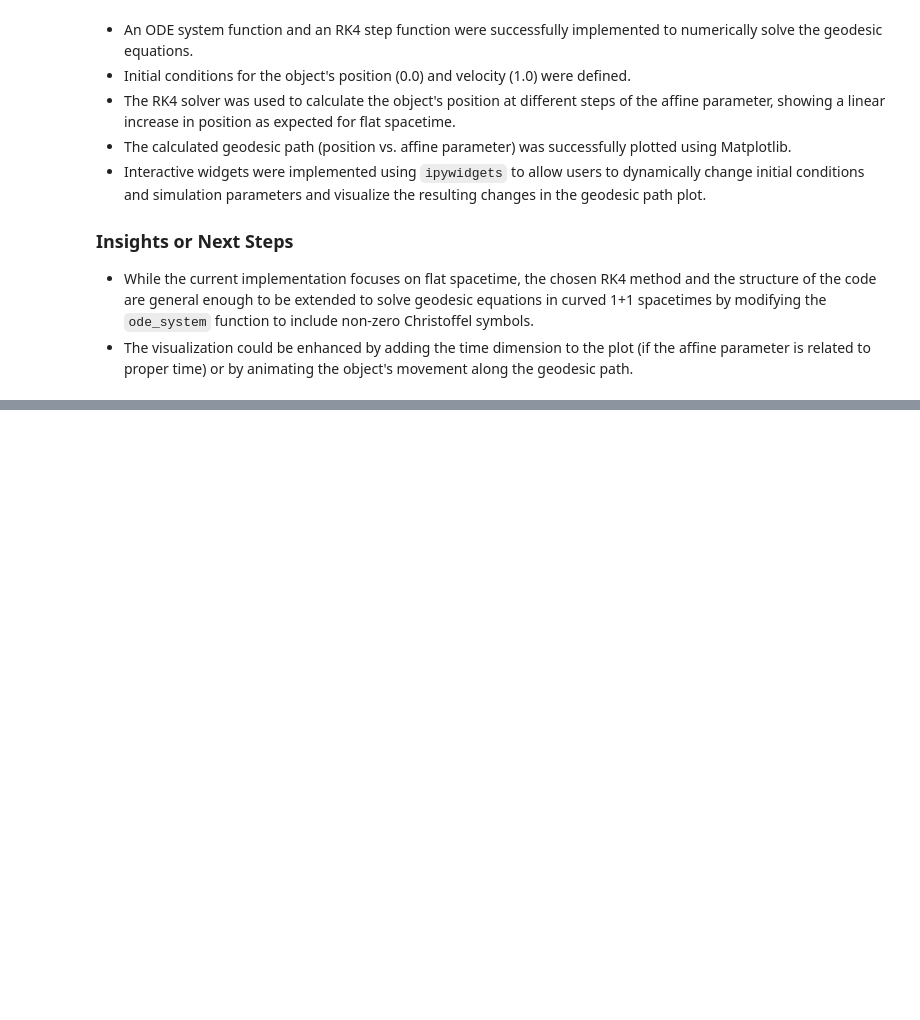
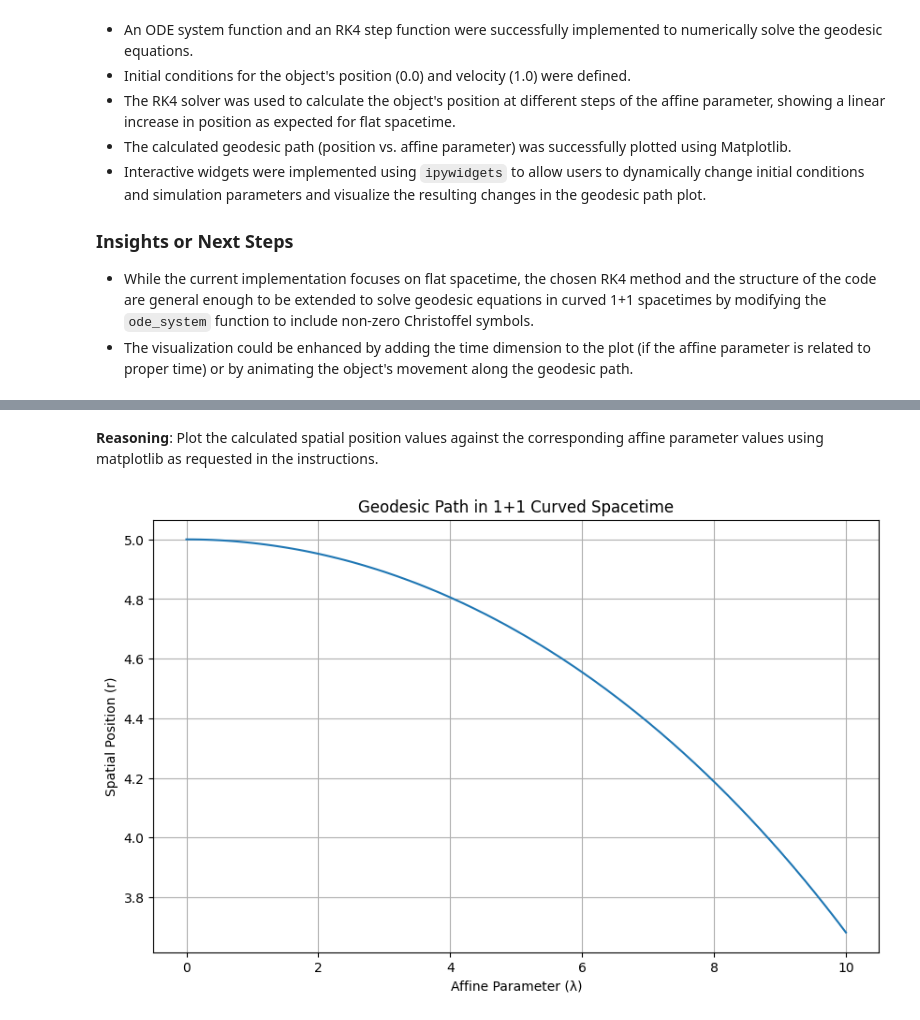
Before and after one commit to twyeh/university-physics, a Jupyter notebook: 1+1_GR_.ipynb, the cells around one changed output, grey strips where cells are left out. Drawn from its saved outputs; the diff is of its cells as text; code cells hidden in the pictures; blank space fills up the shorter version.

```diff
--- a/1+1_GR_.ipynb
+++ b/1+1_GR_.ipynb
@@ -304,0 +810,16 @@ interactive(children=(FloatSlider(value=0.0, description='Initial X:', max=10.0,
+# %%
+# 1. Define a list or array named initial_state_curved containing the initial values
+#    for the dependent variables [t, r, vt, vr].
+# 2. Choose appropriate numerical values for the initial time, spatial position, and initial velocities.
+#    Remember that the spatial position r should be greater than 2M to avoid the singularity.
+#    Let's set M = 1.0 as used in ode_system_curved.
+M = 1.0
+initial_t = 0.0  # Starting time at t = 0
+initial_r = 5.0  # Starting spatial position at r = 5.0 (must be > 2*M = 2.0)
+initial_vt = 1.0 # Initial velocity in the time direction (dt/dλ) - can be non-zero for massive particles
+initial_vr = 0.0  # Initial velocity in the spatial direction (dr/dλ) - starting at rest spatially
+
+initial_state_curved = [initial_t, initial_r, initial_vt, initial_vr]
+
+# 3. Print the defined initial_state_curved to confirm the values.
+print(f"Initial state [t, r, vt, vr] for curved spacetime: {initial_state_curved}")
@@ -304,0 +884,26 @@ interactive(children=(FloatSlider(value=0.0, description='Initial X:', max=10.0,
+# %% [markdown]
+**Reasoning**:
+Plot the calculated spatial position values against the corresponding affine parameter values using matplotlib as requested in the instructions.
+# %%
+import matplotlib.pyplot as plt
+
+# 2. Create a plot of the calculated spatial position values (`positions_curved`) against the corresponding affine parameter values (`affine_parameters_curved`).
+plt.figure(figsize=(10, 6)) # Optional: Adjust figure size
+plt.plot(affine_parameters_curved, positions_curved)
+
+# 3. Add an appropriate label to the x-axis (e.g., "Affine Parameter (λ)").
+plt.xlabel("Affine Parameter (λ)")
+
+# 4. Add an appropriate label to the y-axis (e.g., "Spatial Position (r)").
+plt.ylabel("Spatial Position (r)")
+
+# 5. Add a title to the plot that indicates it's a geodesic path in curved spacetime.
+plt.title("Geodesic Path in 1+1 Curved Spacetime")
+
+# 6. Add a grid to the plot for better readability.
+plt.grid(True)
+
+# 7. Display the plot.
+plt.show()
+# %% [output]
+[figure, added]
```
Also changed, not shown: parts of 49 cells of this notebook.
